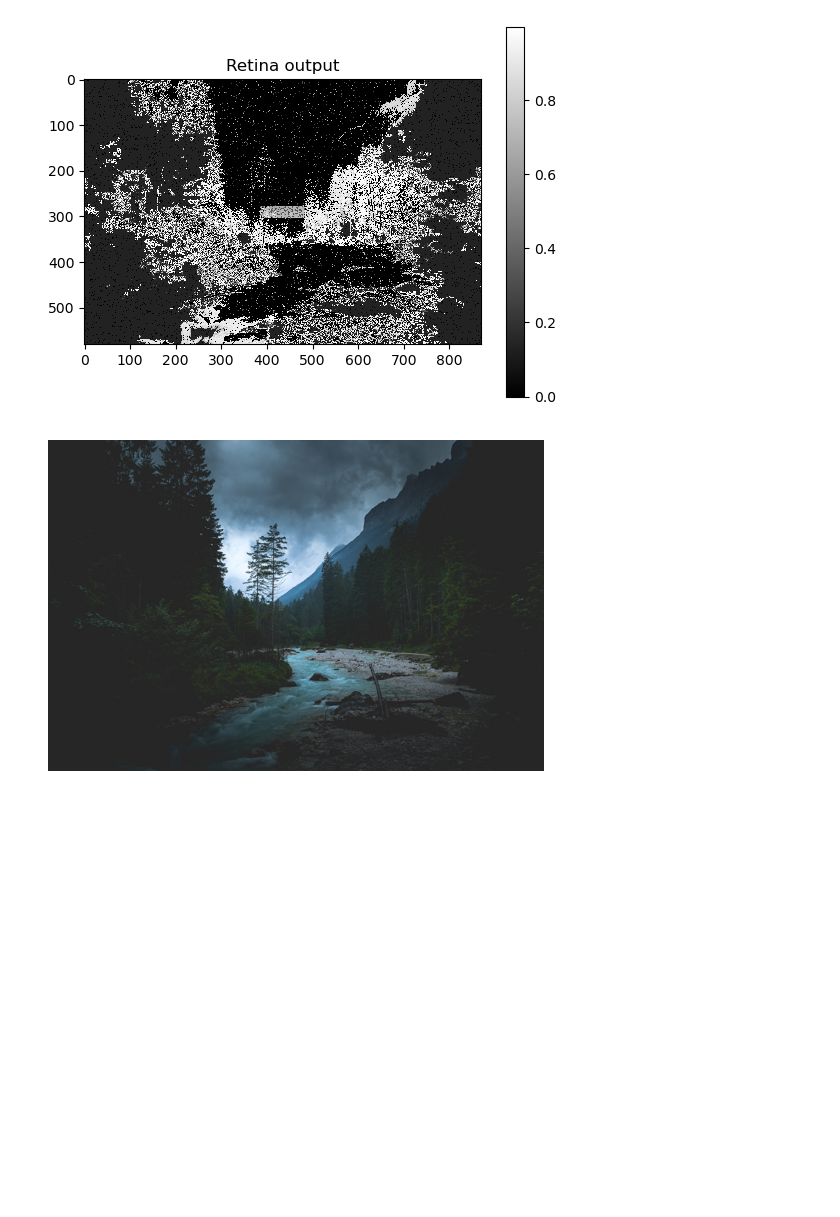
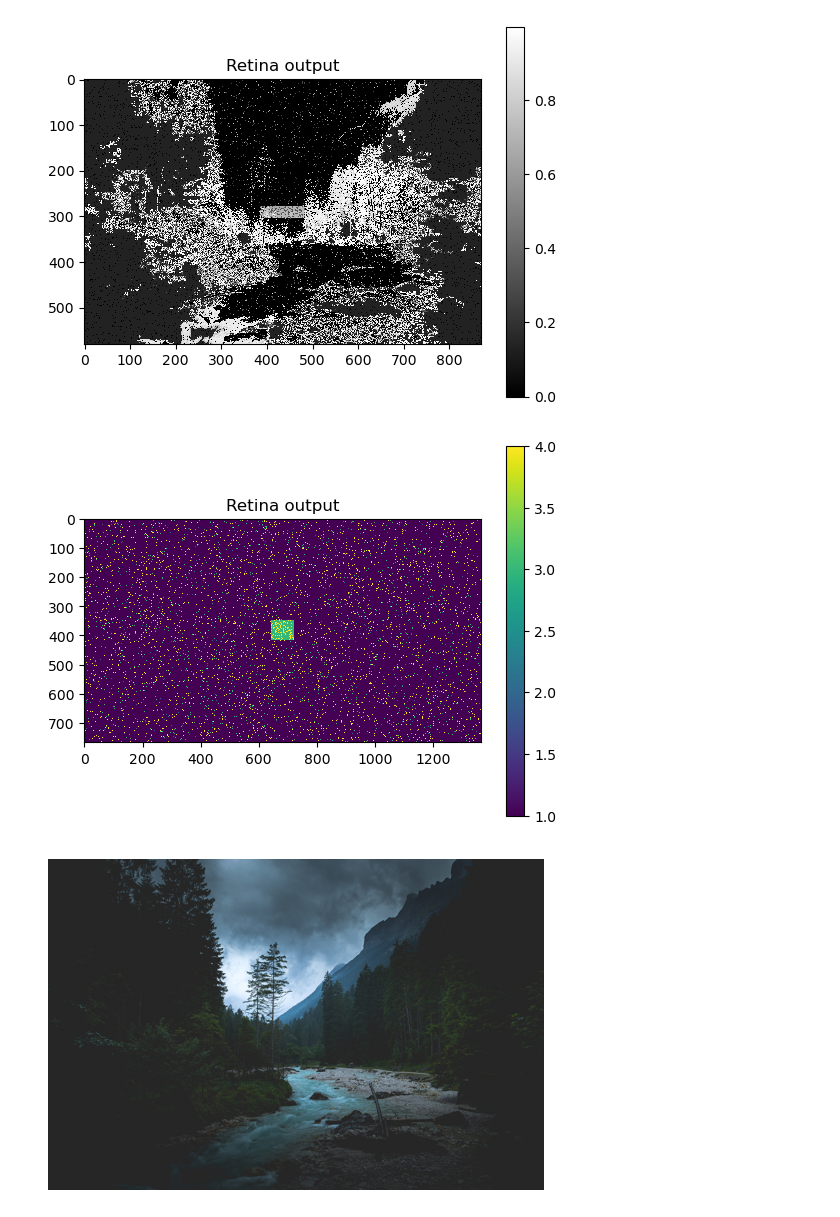
Before and after one commit to pre6/Creating_Retina_Using_CNN, a Jupyter notebook: 7. Get_Distribution_of_Rode_Cone_cells.ipynb, the cells around one changed output. Cells and saved outputs as stored; diff of their text form; code cells hidden in the pictures; blank space fills up the shorter version.

```diff
--- a/7. Get_Distribution_of_Rode_Cone_cells.ipynb
+++ b/7. Get_Distribution_of_Rode_Cone_cells.ipynb
@@ -410,6 +410,15 @@ plt.title('Retina output')
 plt.show()
 # %% [output]
 [figure]
+# %%
+filter_ = two_arrays[1]
+
+plt.imshow(filter_, interpolation='nearest')
+plt.colorbar()
+plt.title('Retina output')
+plt.show()
+# %% [output]
+[figure, added]
 # %%
 # the true imgae looks like this
 
```
Also changed, not shown: parts of 1 cell of this notebook.
